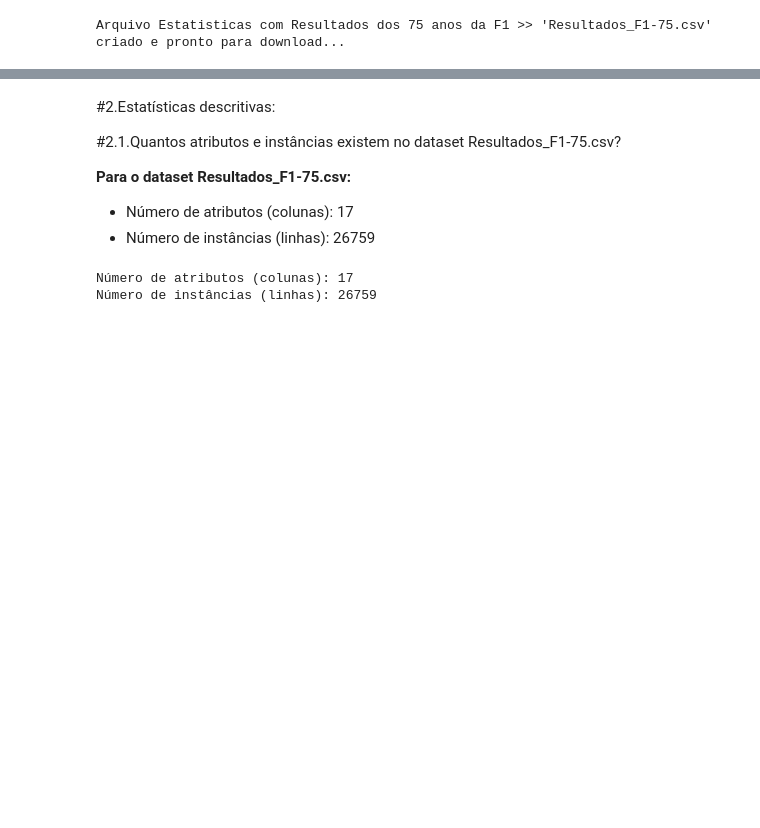
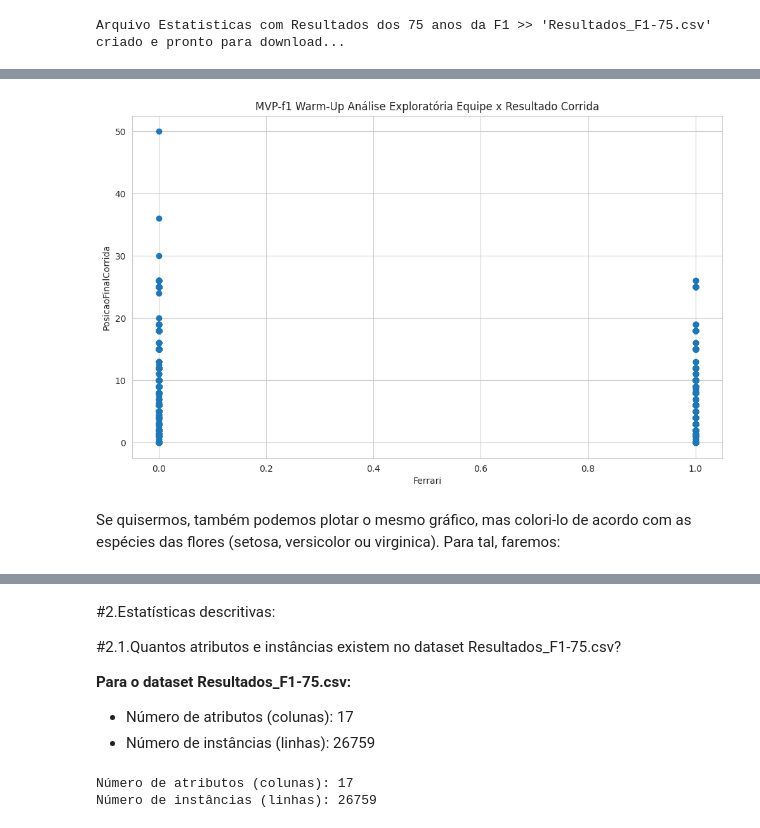
Before and after one commit to emersonvasconcelos/f1, a Jupyter notebook: MVP_F1_Warm_Up.ipynb, the cells around one changed output, grey strips where cells are left out. Saved outputs shown, nothing was run; the diff lists cells and outputs as text; code cells hidden in the pictures; blank space fills up the shorter version.

Commit message:
Criado usando o Colab a Versão mais Atualizada do MVP-F1_Warm-Up.

```diff
--- a/MVP_F1_Warm_Up.ipynb
+++ b/MVP_F1_Warm_Up.ipynb
@@ -183,6 +186,13 @@ ORDER BY
 # Executar a consulta
 Resultados_F1_Detalhados = sqldf(query_extended, globals())
 
+# labels dos atributos do dataset
+labels_atributos = ['AnoTemporada', 'NomeCorrida', 'NomeCircuito', 'NomePiloto', 'NomeConstrutor', 'PosicaoGridLargada', 'PosicaoFinalCorrida', 'PontosNaCorrida', 'PontosTotalTemporadaAposCorrida', 'VoltasCompletadas', 'TempoTotalCorrida', 'MelhorTempoVoltaNaCorrida', 'RankMelhorVolta', 'TempoQualifyingQ1', 'TempoQualifyingQ2', 'TempoQualifyingQ3', 'StatusFinalCorrida' ]
+
+# carga do dataset através da url - há diversos parâmetros no read_csv que podem ser interessantes, como sep, usecols e header
+# mvp_f1 = pd.read_csv(Resultados_F1_Detalhados)
+mvp_f1 = Resultados_F1_Detalhados
+
 # Exibir as primeiras linhas da nova tabela
 print(Resultados_F1_Detalhados.head())
 
@@ -309,0 +611,15 @@ Arquivo Estatisticas com Resultados dos 75 anos da F1 >> 'Resultados_F1-75.csv'
+# %%
+# importação do pyplot
+import matplotlib.pyplot as plt
+
+# plotando o gráfico
+plt.scatter(mvp_f1['NomeConstrutor'] == 'Ferrari', mvp_f1['PontosNaCorrida'])
+
+# incluindo título do gráfico e rótulos dos eixos
+plt.title('MVP-f1 Warm-Up Análise Exploratória Equipe x Resultado Corrida')
+plt.xlabel('Ferrari')
+plt.ylabel('PosicaoFinalCorrida');
+# %% [output]
+[figure, added]
+# %% [markdown]
+Se quisermos, também podemos plotar o mesmo gráfico, mas colori-lo de acordo com as espécies das flores (setosa, versicolor ou virginica). Para tal, faremos:
```
Also changed, not shown: parts of 123 cells of this notebook.
